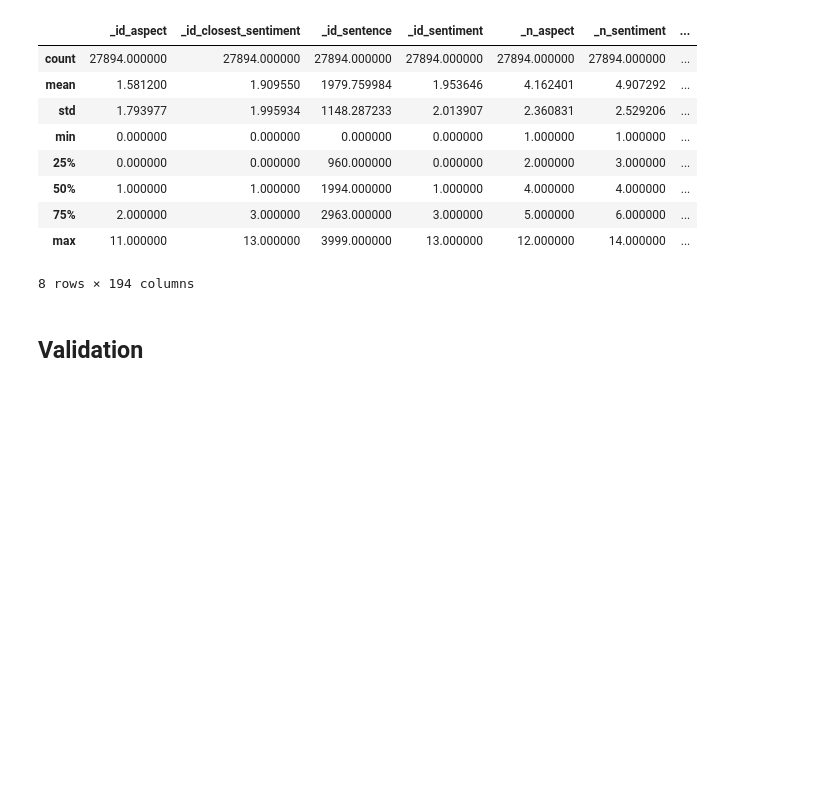
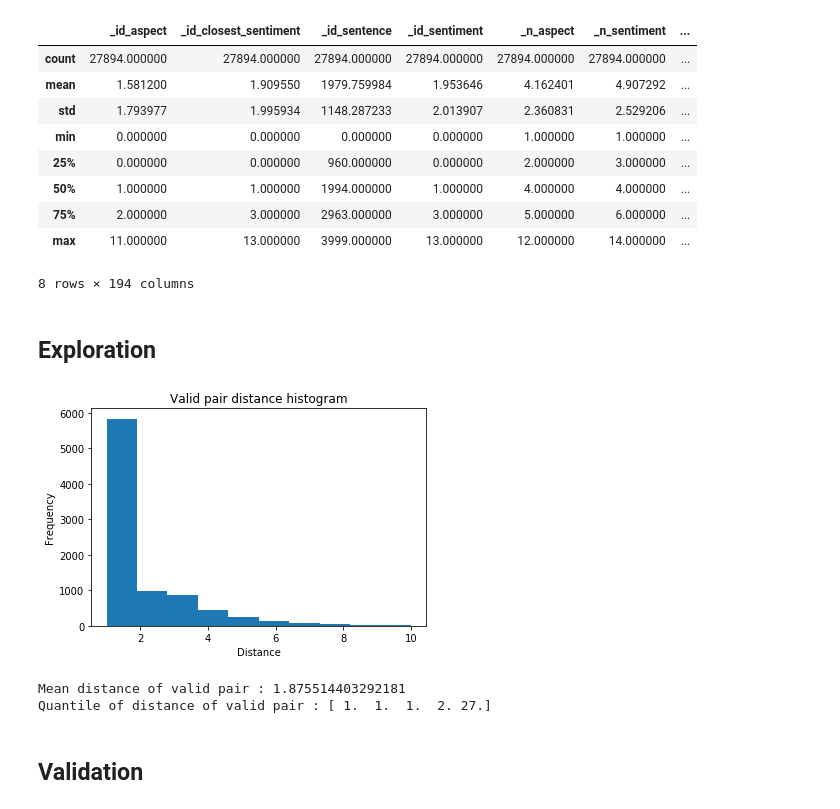
Before and after one commit to arnoalexander/Final-Project-Pairwise-ABSA, a Jupyter notebook: pairing/train_pairing.ipynb, the cells around one changed output. Cells and saved outputs as stored; diff of their text form; code cells hidden in the pictures; blank space fills up the shorter version.

```diff
--- a/pairing/train_pairing.ipynb
+++ b/pairing/train_pairing.ipynb
@@ -83,6 +85,25 @@ X.describe(include="all")
 | 75% | 2.000000 | 3.000000 | 2963.000000 | 3.000000 | 5.000000 | 6.000000 | ... |
 | max | 11.000000 | 13.000000 | 3999.000000 | 13.000000 | 12.000000 | 14.000000 | ... |
 8 rows × 194 columns
+# %% [markdown]
+## Exploration
+# %%
+X_valid = X[y==1]
+plt.hist(X_valid.dist_endpoint, range=(1,10))
+plt.title("Valid pair distance histogram")
+plt.xlabel("Distance")
+plt.ylabel("Frequency")
+plt.show()
+# %% [output]
+[figure, added]
+# %%
+print("Mean distance of valid pair : ", end='')
+print(np.mean(X_valid.dist_endpoint))
+print("Quantile of distance of valid pair : ", end='')
+print(np.quantile(X_valid.dist_endpoint, [0, 0.25, 0.5, 0.75, 1]))
+# %% [output]
+Mean distance of valid pair : 1.875514403292181
+Quantile of distance of valid pair : [ 1.  1.  1.  2. 27.]
 # %% [markdown]
 ## Validation
 # %%
```
Also changed, not shown: parts of 1 cell of this notebook.
